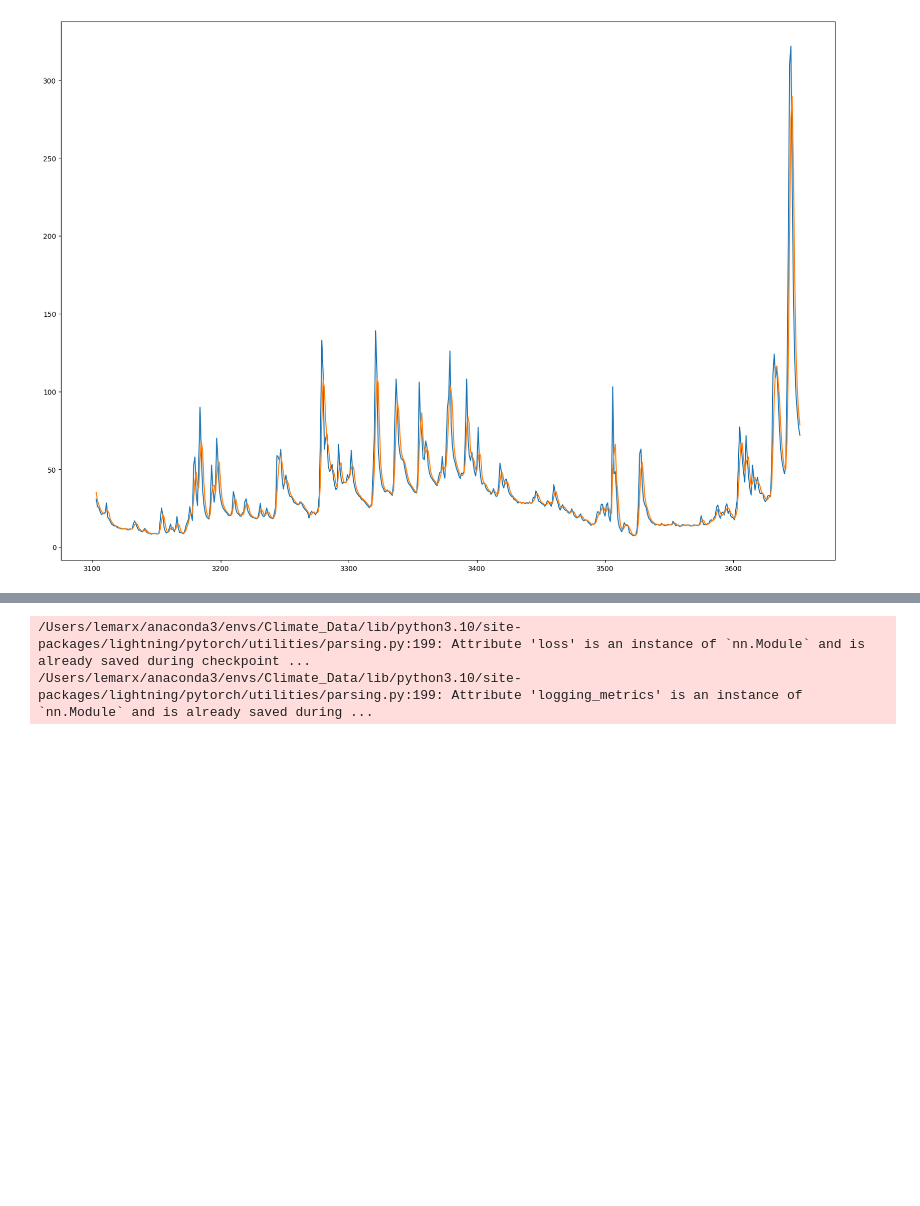
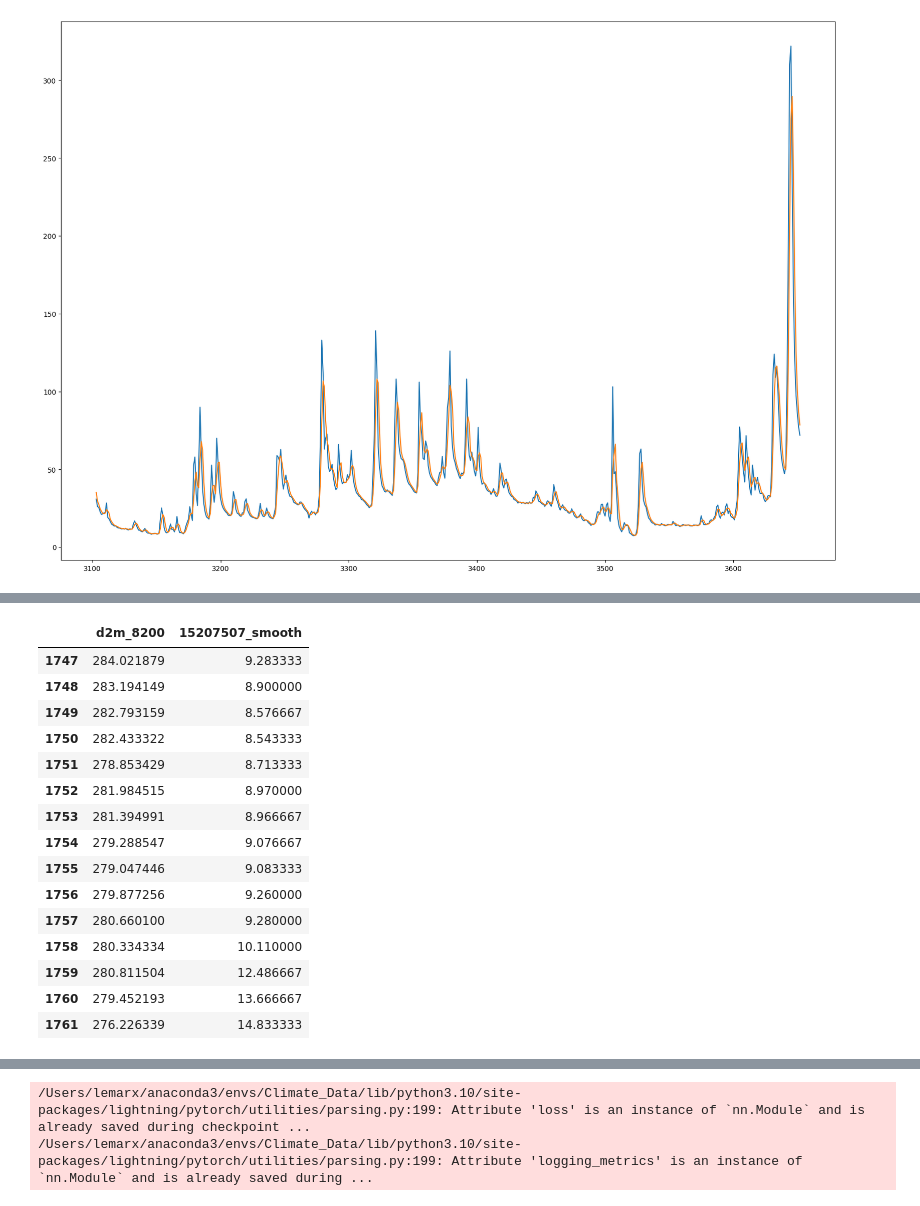
Before and after one commit to henrifnk/Seminar_ClimateNStatistics, a Jupyter notebook: work/07-hydroLSTM/notebooks/data_test.ipynb, the cells around one changed output, grey strips where cells are left out. Cells and saved outputs as stored; diff of their text form; code cells hidden in the pictures; blank space fills up the shorter version.

```diff
--- a/work/07-hydroLSTM/notebooks/data_test.ipynb
+++ b/work/07-hydroLSTM/notebooks/data_test.ipynb
@@ -109,0 +148,19 @@ val_dataloader = validation.to_dataloader(train=False, batch_size=64, num_worker
+# %%
+data[['d2m_8200','15207507_smooth']].iloc[1740:1755]
+# %% [output]
+|  | d2m_8200 | 15207507_smooth |
+| 1747 | 284.021879 | 9.283333 |
+| 1748 | 283.194149 | 8.900000 |
+| 1749 | 282.793159 | 8.576667 |
+| 1750 | 282.433322 | 8.543333 |
+| 1751 | 278.853429 | 8.713333 |
+| 1752 | 281.984515 | 8.970000 |
+| 1753 | 281.394991 | 8.966667 |
+| 1754 | 279.288547 | 9.076667 |
+| 1755 | 279.047446 | 9.083333 |
+| 1756 | 279.877256 | 9.260000 |
+| 1757 | 280.660100 | 9.280000 |
+| 1758 | 280.334334 | 10.110000 |
+| 1759 | 280.811504 | 12.486667 |
+| 1760 | 279.452193 | 13.666667 |
+| 1761 | 276.226339 | 14.833333 |
```
Also changed, not shown: parts of 18 cells of this notebook.
